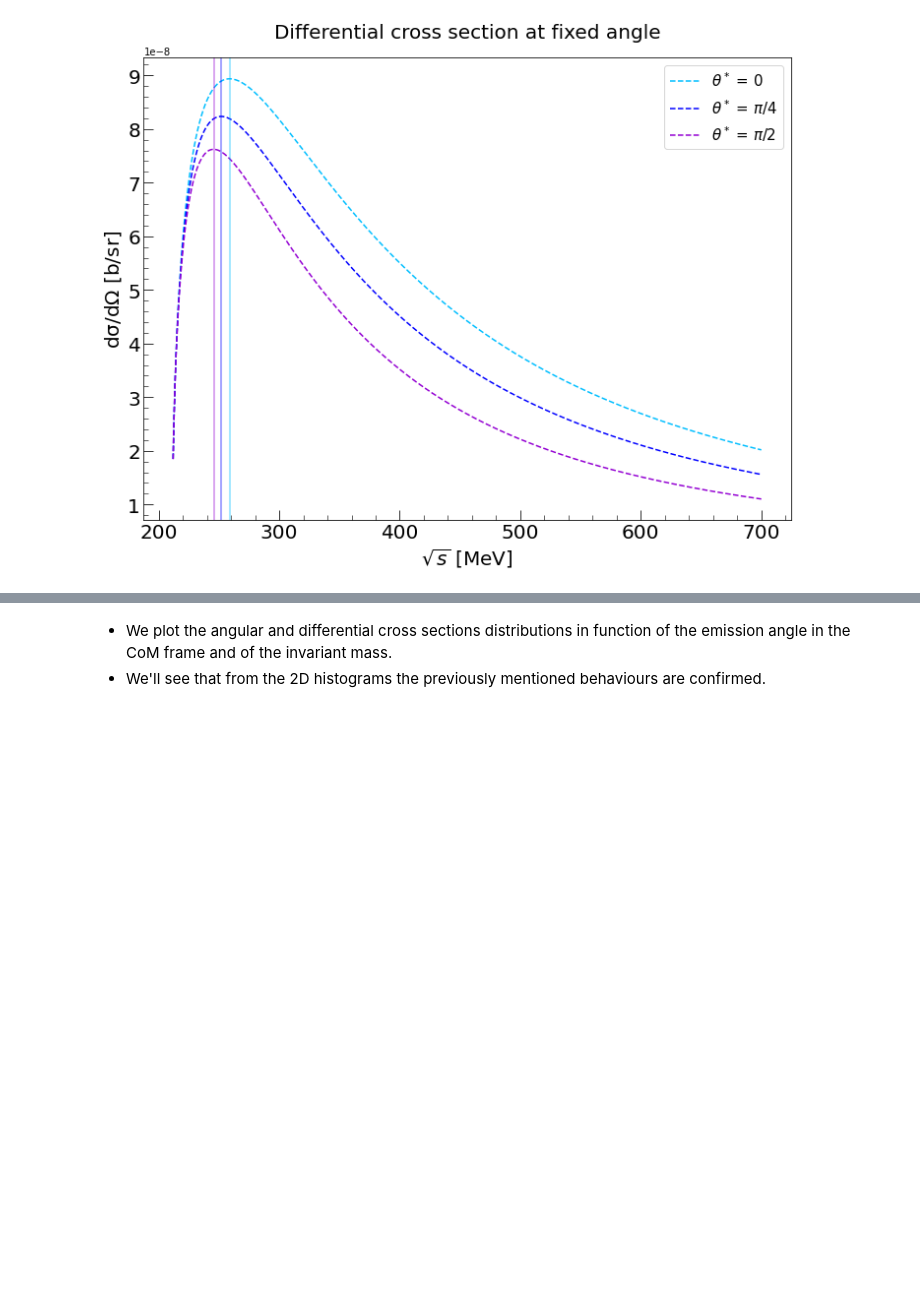
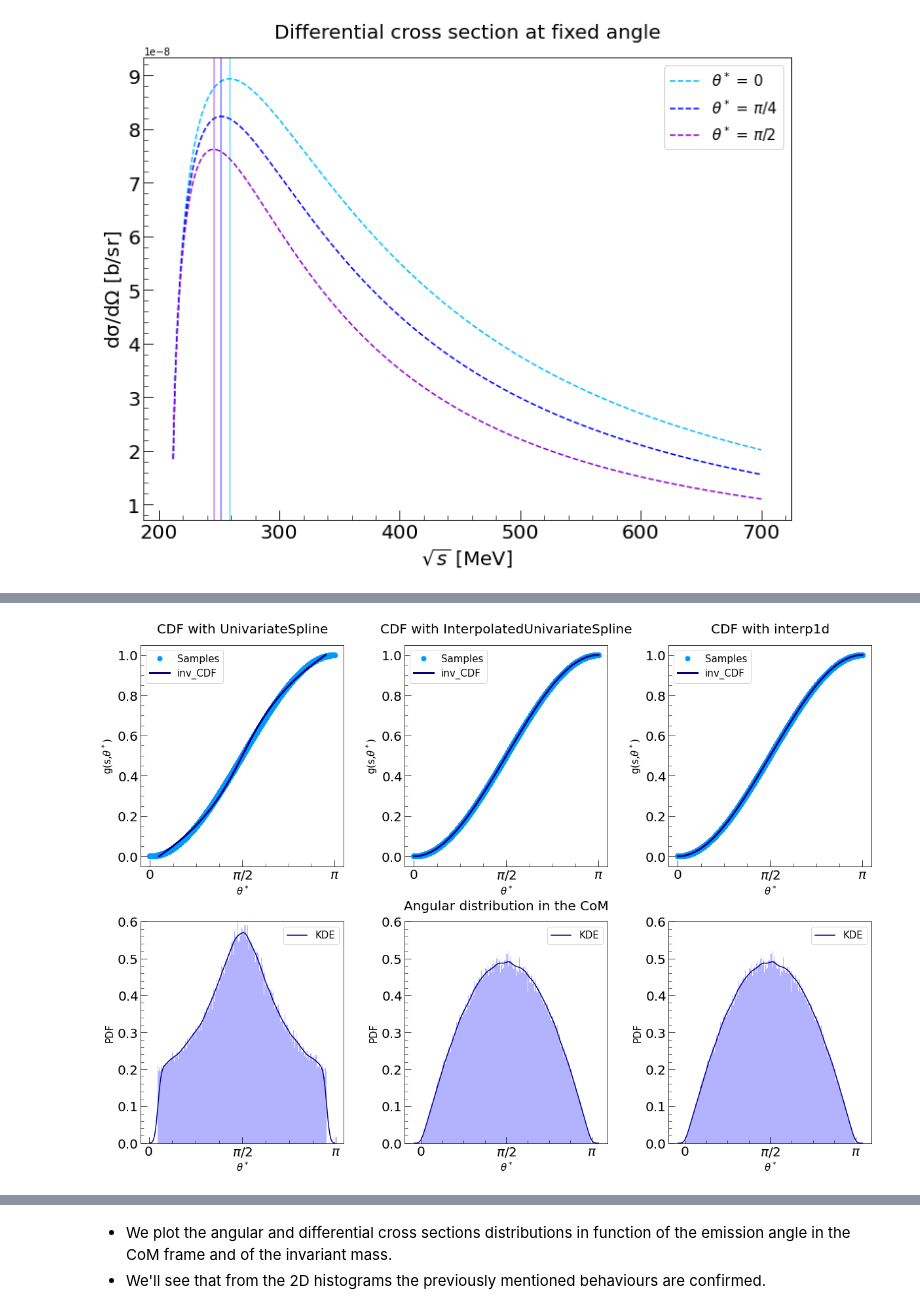
Before and after one commit to vanessacerrone/LEMMA_project, a Jupyter notebook: project_final.ipynb, the cells around one changed output, grey strips where cells are left out. Drawn from its saved outputs; the diff is of its cells as text; code cells hidden in the pictures; blank space fills up the shorter version.

```diff
--- a/project_final.ipynb
+++ b/project_final.ipynb
@@ -359,0 +385,88 @@ While the CDF can be computed by integrating analytically the function of the di
+# %%
+fig, ax = plt.subplots(2,3, figsize = (20,14))
+
+# Angles in the CoM frame on which we sample the inverse CDF
+N = 10**6
+samples = np.random.uniform(size= N)
+
+s = sqr_s**2
+
+# three version of inverse CDF sampling
+inv_cdf1 = UnivariateSpline(g_cdf(s, theta), theta, ext = 0)
+inv_cdf2 = InterpolatedUnivariateSpline(g_cdf(s,theta),theta, ext = 0)
+inv_cdf3 = interp1d(g_cdf(s, theta), theta, fill_value = 'extrapolate')
+#'extrapolate' is needed to fill the points at z=0,1, which are outside of the data samples
+
+'''
+    Note:
+    This first method results clearly shows some problems. Indeed there is the smoothing factor s which
+    is by default set to the length of the data array that needs to be interpolated.
+    This parameter defines to what extent that the curve will fit exactly the entire set of my data.
+    s = 0 gives the best interpolation and BY DEF it corresponds to the second method (InterpolatedUnivariateSpline).
+'''
+
+# Sample angles
+num_samples = N
+unif_samples = np.random.uniform(size=num_samples)
+samples_sorted = np.sort(unif_samples)
+
+phis = np.random.uniform(0, 2 * np.pi, size=num_samples)
+
+# same plot on each ax of the points
+for i in range(3):
+    ax[0][i].plot(theta,g_cdf(s,theta),'o',markersize= 7,color = '#009AFF',label='Samples')
+    ax[0][i].set_ylabel('g(s,$\\theta^* $)',fontsize = 15)
+    ax[0][i].set_xlabel('$\\theta^* $',fontsize = 15)
+    ax[0][i].set_xticks([0,np.pi/2,np.pi],['0','$\\pi/2$','$\\pi$'] )
+
+    ax[1][i].set_ylim(0,0.6)
+    ax[1][i].set_xticks([0,np.pi/2,np.pi],['0','$\\pi/2$','$\\pi$'] )
+    ax[1][i].set_xlabel('$\\theta^* $',fontsize = 15)
+    ax[1][i].set_ylabel('PDF',fontsize = 15)
+
+
+ax[1][1].set_title('Angular distribution in the CoM', pad = 18, fontsize=20)
+
+
+### UnivariateSpline ###
+ax[0][0].set_title('CDF with UnivariateSpline', pad = 18, fontsize=20)
+ax[0][0].plot(inv_cdf1(samples_sorted),samples_sorted,color = 'navy',label = 'inv_CDF',linewidth = 3)
+sns.distplot(inv_cdf1(samples_sorted), ax = ax[1][0],
+                kde = True,
+                kde_kws  = {'label': 'KDE',  'color': 'darkblue'},
+                hist_kws = { 'color': 'blue', 'alpha': 0.3,'linewidth': 1,  'histtype':'barstacked'},
+                bins = int(np.sqrt(N))
+                )
+
+
+### InterpolatedUnivariateSpline ###
+ax[0][1].set_title('CDF with InterpolatedUnivariateSpline', pad = 18, fontsize=20)
+ax[0][1].plot(inv_cdf2(samples_sorted),samples_sorted,color = 'navy',label = 'inv_CDF',linewidth = 3)
+sns.distplot(inv_cdf2(samples_sorted), ax = ax[1][1],
+                kde = True,
+                kde_kws  = {'label': 'KDE',  'color': 'darkblue'},
+                hist_kws = { 'color': 'blue', 'alpha': 0.3,'linewidth': 1,  'histtype':'barstacked'},
+                bins = int(np.sqrt(N))
+                )
+
+### interp1d ###
+ax[0][2].set_title('CDF with interp1d', pad = 18, fontsize=20)
+ax[0][2].plot(inv_cdf3(samples_sorted),samples_sorted,color = 'navy',label = 'inv_CDF',linewidth = 3)
+sns.distplot(inv_cdf3(samples_sorted), ax = ax[1][2],
+                kde = True,
+                kde_kws  = {'label': 'KDE',  'color': 'darkblue'},
+                hist_kws = { 'color': 'blue', 'alpha': 0.3,'linewidth': 1,  'histtype':'barstacked'},
+                bins = int(np.sqrt(N))
+                )
+
+for ax in fig.get_axes():
+    # plot settings
+    ax.tick_params(axis = 'both', which = 'major', direction = 'in', length = 10, labelsize = 20)
+    ax.tick_params(axis = 'both', which = 'minor', direction = 'in', length = 5)
+    ax.minorticks_on()
+    ax.legend(loc='best', fontsize=15)
+
+plt.subplots_adjust(hspace=.25,wspace=.3)
+plt.show()
+# %% [output]
+[figure, added]
```
Also changed, not shown: parts of 22 cells of this notebook.
